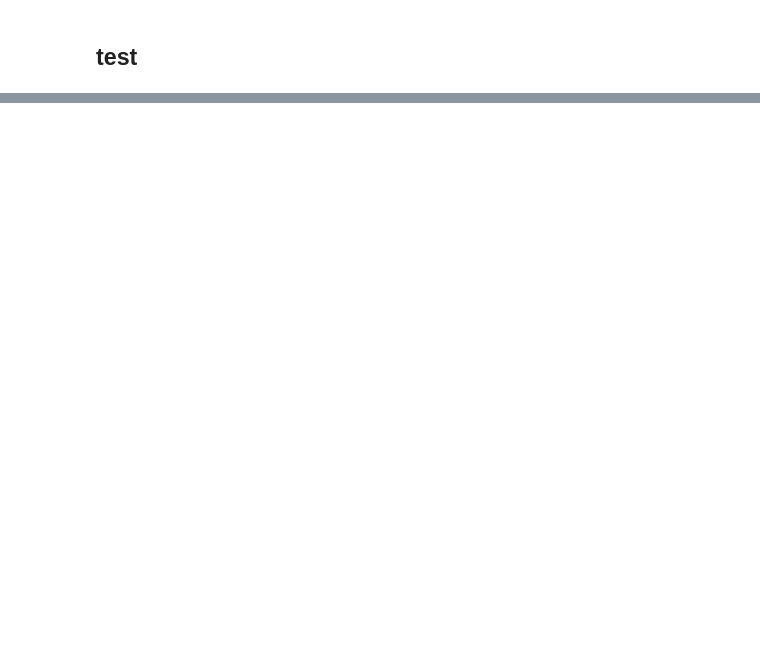
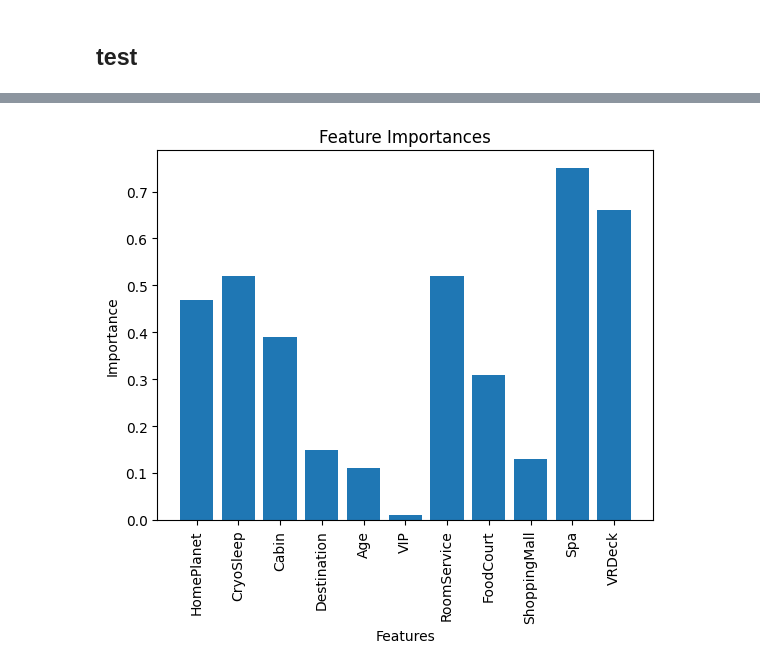
Before and after one commit to bxdgfw/LLM-XAI, a Jupyter notebook: LLM2EBM.ipynb, the cells around one changed output, grey strips where cells are left out. Drawn from its saved outputs; the diff is of its cells as text; code cells hidden in the pictures; blank space fills up the shorter version.

```diff
--- a/LLM2EBM.ipynb
+++ b/LLM2EBM.ipynb
@@ -1057,0 +915,2 @@ AI:
+# %%
+agent_chain.run("Based on the chart you just drew, modify the table and add a polyline that can represent the changing trend of the importance of these features. You must make modifications on the original chart, which means that the existing parts of the original chart cannot be changed.")
@@ -1057,0 +937,26 @@ AI:
+# %%
+#用于判断链的prompt
+prompt_template = ("I'm going to give you a question: {query}. Please determine whether the operation required for this problem "
+        "is plotting, prediction or other operations. Attention! Your reply must be one of [plot, other].\n"
+        "For example, the question is: can you draw a simple chart? You only need to reply with one word: plot.\n "
+        "If this question does not require plotting You only need to reply with one word: other."
+       )
+# %%
+#判断query是否需要画图
+judge_chain = LLMChain(
+    llm=llm,
+    prompt=PromptTemplate.from_template(prompt_template)
+)
+# %%
+#整个对话流程
+def ag(query,agent = agent_chain,llm_chain = judge_chain):
+    #判断此次对话llm需要进行的操作
+    action = llm_chain.run(query)
+    if 'plot' in action:
+        md_text = agent.run(query)
+        md2img(md_text)
+    else:
+        print(agent.run(query))
+# %%
+ag("Show me the importance of each feature by plotting a chart.")
+# %% [output]
@@ -1057,0 +964 @@ AI:
+[figure, added]
```
Also changed, not shown: parts of 41 cells of this notebook.
